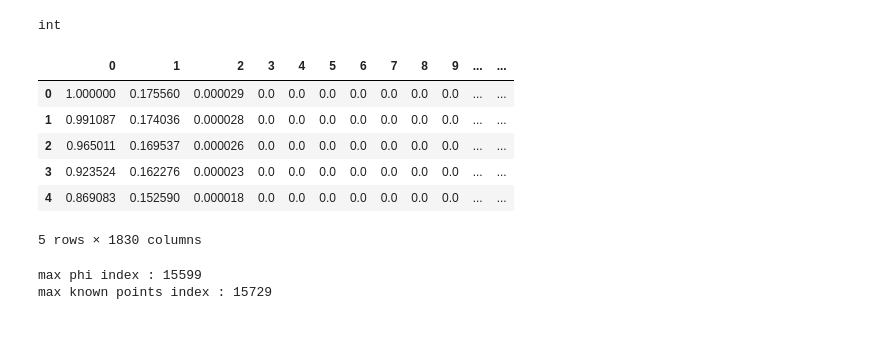
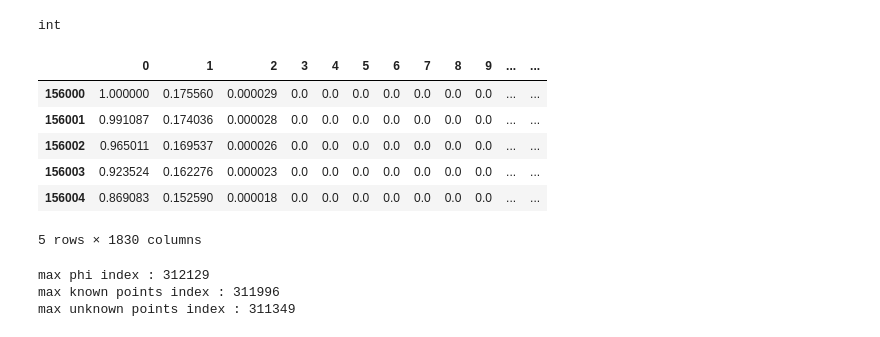
Before and after one commit to schmijul/thesis, a Jupyter notebook: deepkriging.ipynb, the cells around one changed output. Saved outputs shown, nothing was run; the diff lists cells and outputs as text; code cells hidden in the pictures.

```diff
--- a/deepkriging.ipynb
+++ b/deepkriging.ipynb
@@ -6,8 +27,8 @@ from data_preparation import *
 # %%
 sampling_distance_x = 1
 sampling_distance_y = 12
-length = 10 # starting with 0.1m
+length = 100 # starting with 1m
 whole_map = pd.read_csv('WholeMap_Rounds_40_to_17.csv')
 map = stack_map(whole_map) # create a stacked map dataframe with columns x, y, z
-map = cut_map_len(map,0,length) # cut the map to the length of the map
-data_i, data_o = resample(map, sampling_distance_x, sampling_distance_y) # resample the map
+map = cut_map_len(map,100,length) # cut the map to the length of the map
+known_points, unknown_points = resample(map, sampling_distance_x, sampling_distance_y) # resample the map
@@ -47,12 +70,14 @@ for res in range(len(num_basis)):
     basis_size = basis_size + num_basis[res]
 # %%
 phi = pd.DataFrame(phi)
+phi.index=phi.index+map.index.min()
+phi.to_csv('phi.csv')
 phi.head()
 # %% [output]
 |  | 0 | 1 | 2 | 3 | 4 | 5 | 6 | 7 | 8 | 9 | ... | ... |
-| 0 | 1.000000 | 0.175560 | 0.000029 | 0.0 | 0.0 | 0.0 | 0.0 | 0.0 | 0.0 | 0.0 | ... | ... |
-| 1 | 0.991087 | 0.174036 | 0.000028 | 0.0 | 0.0 | 0.0 | 0.0 | 0.0 | 0.0 | 0.0 | ... | ... |
-| 2 | 0.965011 | 0.169537 | 0.000026 | 0.0 | 0.0 | 0.0 | 0.0 | 0.0 | 0.0 | 0.0 | ... | ... |
-| 3 | 0.923524 | 0.162276 | 0.000023 | 0.0 | 0.0 | 0.0 | 0.0 | 0.0 | 0.0 | 0.0 | ... | ... |
-| 4 | 0.869083 | 0.152590 | 0.000018 | 0.0 | 0.0 | 0.0 | 0.0 | 0.0 | 0.0 | 0.0 | ... | ... |
+| 156000 | 1.000000 | 0.175560 | 0.000029 | 0.0 | 0.0 | 0.0 | 0.0 | 0.0 | 0.0 | 0.0 | ... | ... |
+| 156001 | 0.991087 | 0.174036 | 0.000028 | 0.0 | 0.0 | 0.0 | 0.0 | 0.0 | 0.0 | 0.0 | ... | ... |
+| 156002 | 0.965011 | 0.169537 | 0.000026 | 0.0 | 0.0 | 0.0 | 0.0 | 0.0 | 0.0 | 0.0 | ... | ... |
+| 156003 | 0.923524 | 0.162276 | 0.000023 | 0.0 | 0.0 | 0.0 | 0.0 | 0.0 | 0.0 | 0.0 | ... | ... |
+| 156004 | 0.869083 | 0.152590 | 0.000018 | 0.0 | 0.0 | 0.0 | 0.0 | 0.0 | 0.0 | 0.0 | ... | ... |
 5 rows × 1830 columns
@@ -93,12 +86,14 @@ def deep_model(model, X_train, y_train, X_valid, y_valid, data_type):
 
 
 print(f'max phi index : {phi.index.max()}')
-print(f'max known points index : {data_i.index.max()}')
-train_idx = [data_i.index[data_i.index < phi.index.max()]]
-val_idx = [data_o.index[data_o.index < phi.index.max()]]
-train_idx=train_idx[0]
-val_idx = val_idx[0]
+print(f'max known points index : {known_points.index.max()}')
+print(f'max unknown points index : {unknown_points.index.max()}')
+train_idx = known_points.loc[known_points.index < phi.index.max()].index
+val_idx = unknown_points.iloc[unknown_points.index < phi.index.max()].index
+#train_idx=train_idx[0]
+#val_idx = val_idx[0]
 # %% [output]
-max phi index : 15599
-max known points index : 15729
+max phi index : 312129
+max known points index : 311996
+max unknown points index : 311349
 # %%
```
Also changed, not shown: parts of 30 cells of this notebook, 4 other files.
